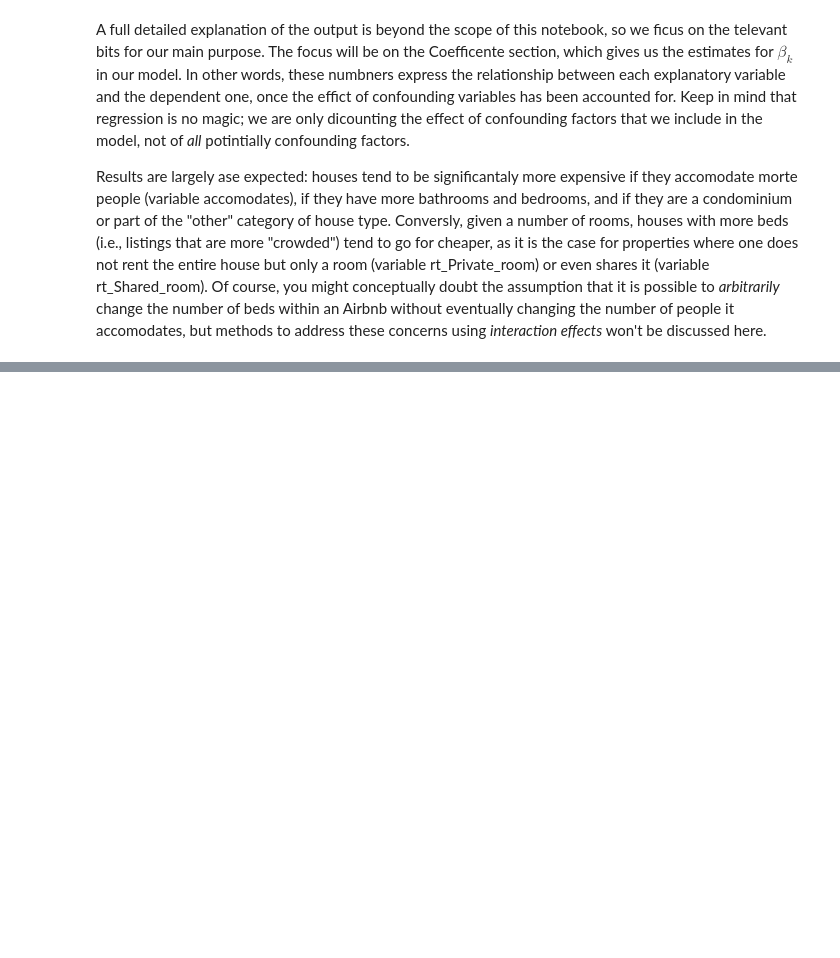
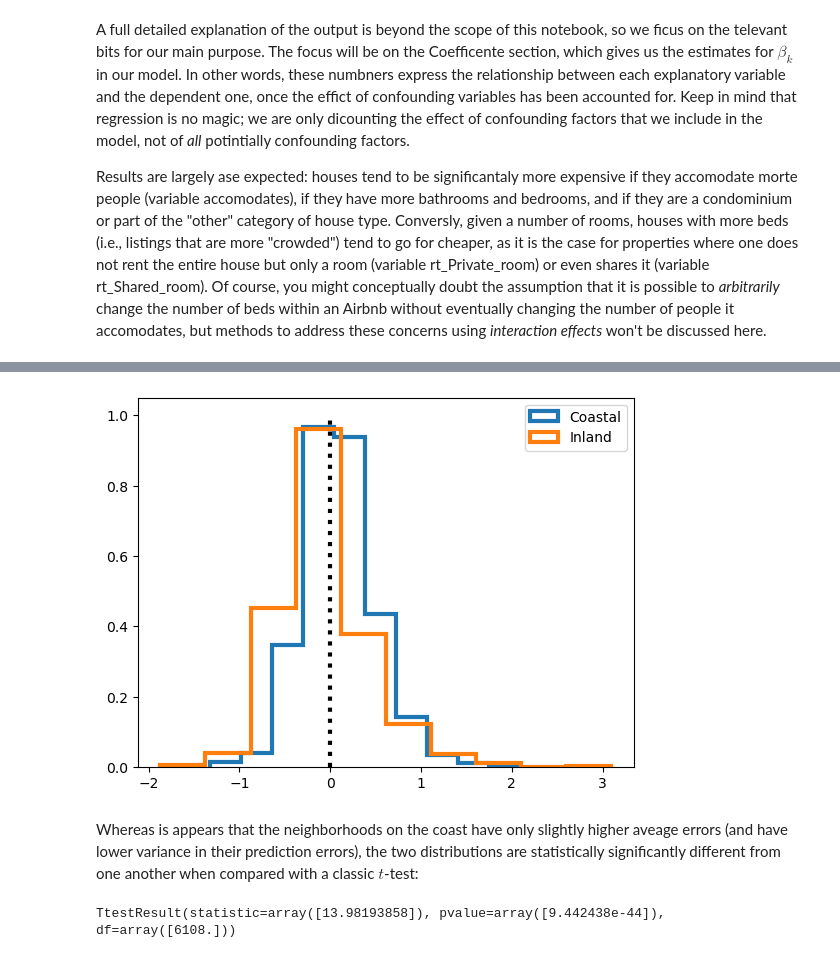
Before and after one commit to Skyehawk/Spatial_stats_examples, a Jupyter notebook: Spatial_regression/Spatial_regression.ipynb, the cells around one changed output, grey strips where cells are left out. Drawn from its saved outputs; the diff is of its cells as text; code cells hidden in the pictures; blank space fills up the shorter version.

```diff
--- a/Spatial_regression/Spatial_regression.ipynb
+++ b/Spatial_regression/Spatial_regression.ipynb
@@ -109,0 +112,29 @@ Results are largely ase expected: houses tend to be significantaly more expensiv
+# %%
+# Create a Boolean indicating if a property is coastal or not
+is_coastal = db.coastal.astype(bool)
+
+# Split our residuals (m1.u) between coastal and not
+coastal_residuals = m1.u[is_coastal]
+inland_residuals = m1.u[~is_coastal]
+
+# Create a histogram of the distribution of coastal residuals
+plt.hist(coastal_residuals, histtype="step", density=True, linewidth=3, label="Coastal")
+# Creare a histogram of the distribution of inland residuals
+plt.hist(inland_residuals, histtype="step", density=True, linewidth=3, label="Inland")
+
+# Add a Line on x=0
+plt.vlines(0,0,1,linestyle=":", color="k", linewidth=3)
+# Add legend
+plt.legend()
+# Display
+plt.show()
+# %% [output]
+[figure, added]
+# %% [markdown]
+Whereas is appears that the neighborhoods on the coast have only slightly higher aveage errors (and have lower variance in their prediction errors), the two distributions are statistically significantly different from one another when compared with a classic $t$-test:
+# %%
+from scipy.stats import ttest_ind
+
+ttest_ind(coastal_residuals, inland_residuals)
+# %% [output]
+TtestResult(statistic=array([13.98193858]), pvalue=array([9.442438e-44]), df=array([6108.]))
```
Also changed, not shown: parts of 15 cells of this notebook.
